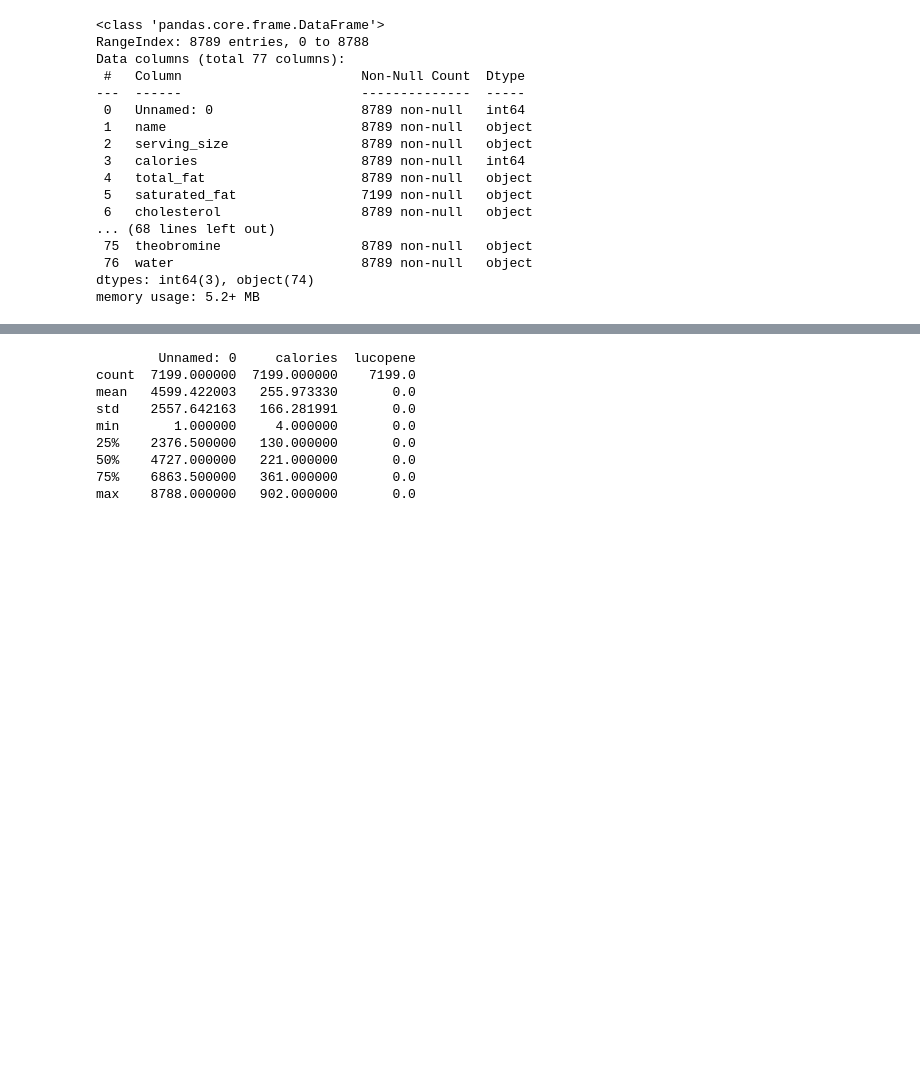
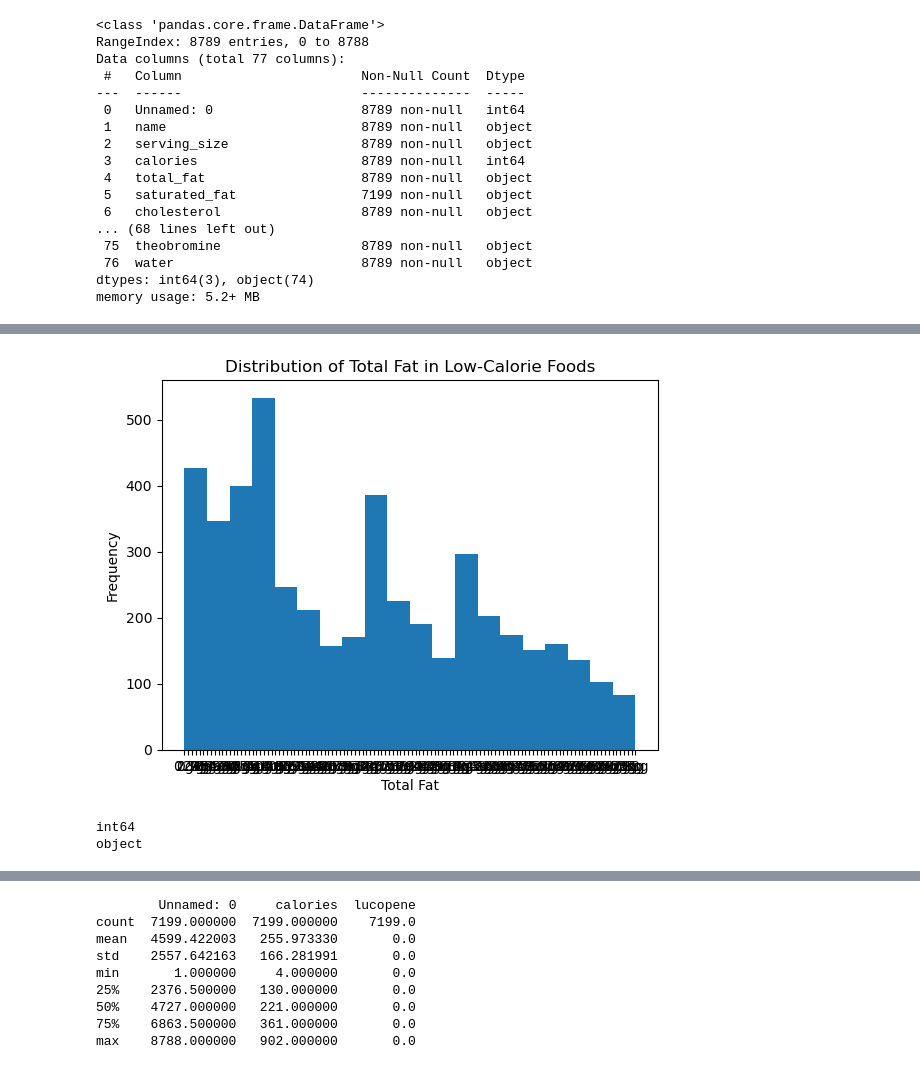
Before and after one commit to Yakshita1802/CS-661-Python-Programming-Final-Project_NutriGuide---Comprehensive-Nutrition-Finder, a Jupyter notebook: CS661.ipynb, the cells around one changed output, grey strips where cells are left out. Drawn from its saved outputs; the diff is of its cells as text; code cells hidden in the pictures; blank space fills up the shorter version.

```diff
--- a/CS661.ipynb
+++ b/CS661.ipynb
@@ -119,0 +325,13 @@ To https://github.com/Yakshita1802/CS-661-Python-Programming-Final-Project_Nutri
+# %%
+# Convert 'protein' column to numeric type (assuming it contains numeric values)
+data['protein'] = pd.to_numeric(data['protein'], errors='coerce')
+
+# Filtering foods with calories less than 300
+low_calorie_foods = data[data['calories'] < 300]
+print("Foods with less than 300 calories:")
+print(low_calorie_foods[['name', 'calories']])
+
+# Filtering foods with more than 10g of protein
+high_protein_foods = data[data['protein'] > 10]
+print("Foods with more than 10g of protein:")
+print(high_protein_foods[['name', 'protein']])
@@ -119,0 +362,9 @@ To https://github.com/Yakshita1802/CS-661-Python-Programming-Final-Project_Nutri
+# %%
+# Plotting nutrient distribution (e.g., total fat)
+plt.hist(low_calorie_foods['total_fat'], bins=20)
+plt.xlabel('Total Fat')
+plt.ylabel('Frequency')
+plt.title('Distribution of Total Fat in Low-Calorie Foods')
+plt.show()
+# %% [output]
+[figure, added]
@@ -119,0 +373,6 @@ To https://github.com/Yakshita1802/CS-661-Python-Programming-Final-Project_Nutri
+# %%
+print(data['calories'].dtype)
+print(data['cholesterol'].dtype)
+# %% [output]
+int64
+object
```
Also changed, not shown: parts of 65 cells of this notebook, 1 other file.
